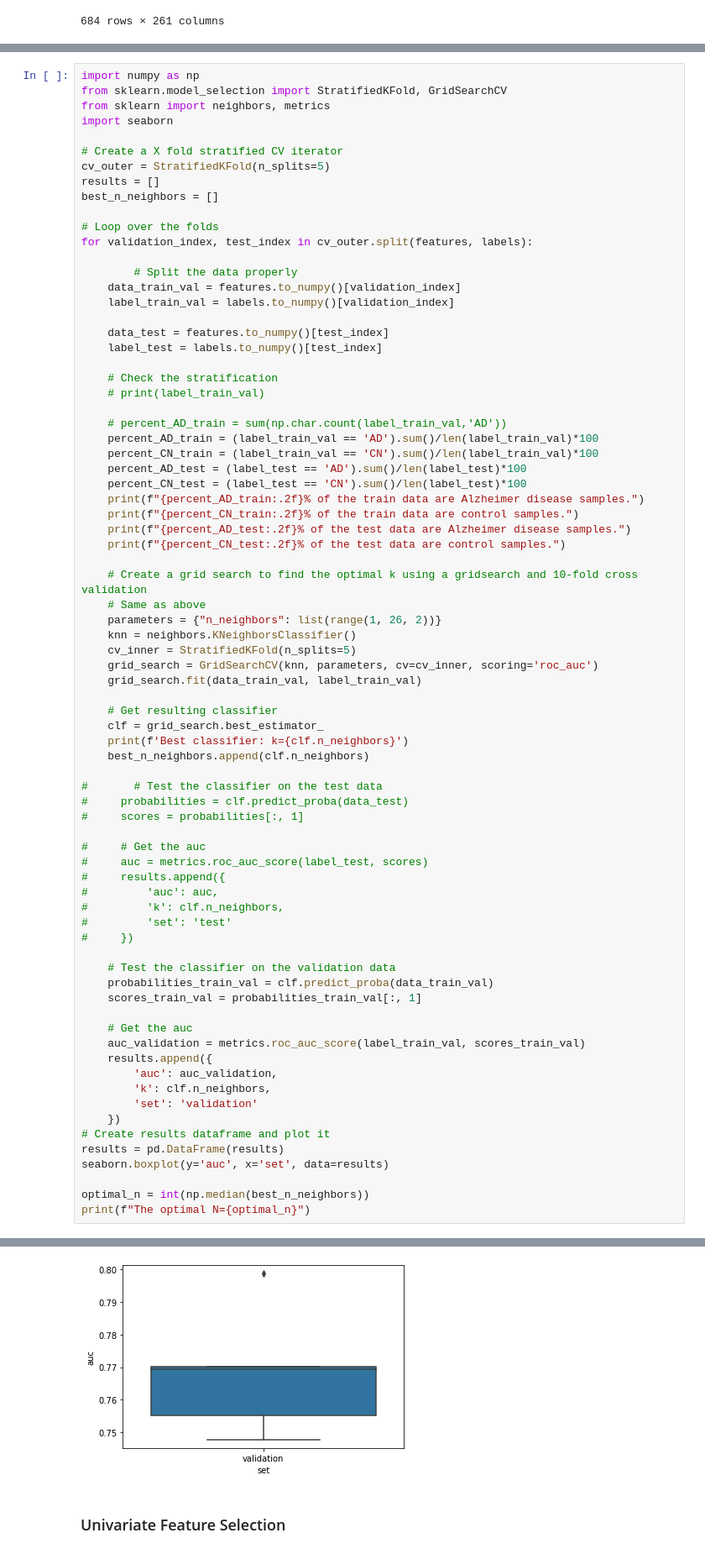
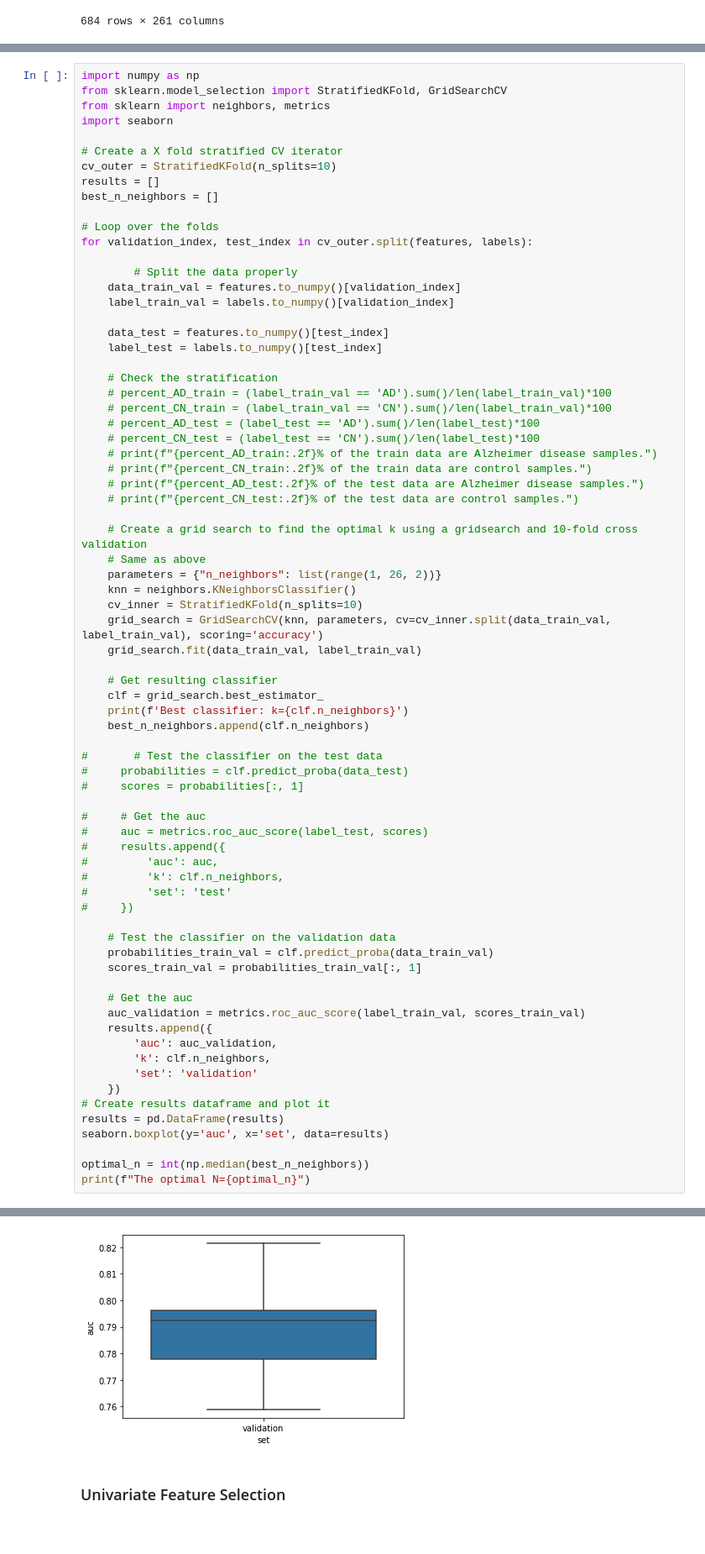
Before and after one commit to MarshaKamsteeg/TM10007_Machine_Learning_Group_Assignment, a Jupyter notebook: tm10007_group_9_code.ipynb, the cells around one changed output, grey strips where cells are left out. Shown at 84% size. Drawn from its saved outputs; the diff is of its cells as text.

Commit message:
Adapt cross validation in inner loop

```diff
--- a/tm10007_group_9_code.ipynb
+++ b/tm10007_group_9_code.ipynb
@@ -106,7 +106,7 @@ from sklearn import neighbors, metrics
 import seaborn
 
 # Create a X fold stratified CV iterator
-cv_outer = StratifiedKFold(n_splits=5)
+cv_outer = StratifiedKFold(n_splits=10)
 results = []
 best_n_neighbors = []
 
@@ -121,24 +121,21 @@ for validation_index, test_index in cv_outer.split(features, labels):
     label_test = labels.to_numpy()[test_index]
 
     # Check the stratification
-    # print(label_train_val)
-
-    # percent_AD_train = sum(np.char.count(label_train_val,'AD'))
-    percent_AD_train = (label_train_val == 'AD').sum()/len(label_train_val)*100
-    percent_CN_train = (label_train_val == 'CN').sum()/len(label_train_val)*100
-    percent_AD_test = (label_test == 'AD').sum()/len(label_test)*100
-    percent_CN_test = (label_test == 'CN').sum()/len(label_test)*100
-    print(f"{percent_AD_train:.2f}% of the train data are Alzheimer disease samples.")
-    print(f"{percent_CN_train:.2f}% of the train data are control samples.")
-    print(f"{percent_AD_test:.2f}% of the test data are Alzheimer disease samples.")
-    print(f"{percent_CN_test:.2f}% of the test data are control samples.")
+    # percent_AD_train = (label_train_val == 'AD').sum()/len(label_train_val)*100
+    # percent_CN_train = (label_train_val == 'CN').sum()/len(label_train_val)*100
+    # percent_AD_test = (label_test == 'AD').sum()/len(label_test)*100
+    # percent_CN_test = (label_test == 'CN').sum()/len(label_test)*100
+    # print(f"{percent_AD_train:.2f}% of the train data are Alzheimer disease samples.")
+    # print(f"{percent_CN_train:.2f}% of the train data are control samples.")
+    # print(f"{percent_AD_test:.2f}% of the test data are Alzheimer disease samples.")
+    # print(f"{percent_CN_test:.2f}% of the test data are control samples.")
 
     # Create a grid search to find the optimal k using a gridsearch and 10-fold cross validation
     # Same as above
     parameters = {"n_neighbors": list(range(1, 26, 2))}
     knn = neighbors.KNeighborsClassifier()
-    cv_inner = StratifiedKFold(n_splits=5)
-    grid_search = GridSearchCV(knn, parameters, cv=cv_inner, scoring='roc_auc')
+    cv_inner = StratifiedKFold(n_splits=10)
+    grid_search = GridSearchCV(knn, parameters, cv=cv_inner.split(data_train_val, label_train_val), scoring='accuracy')
     grid_search.fit(data_train_val, label_train_val)
 
     # Get resulting classifier
@@ -196,4 +187,4 @@ The optimal N=25
-[figure, old version]
+[figure, new version]
 # %% [markdown]
 ### Univariate Feature Selection
 # %%
```
Also changed, not shown: parts of 2 cells of this notebook.
